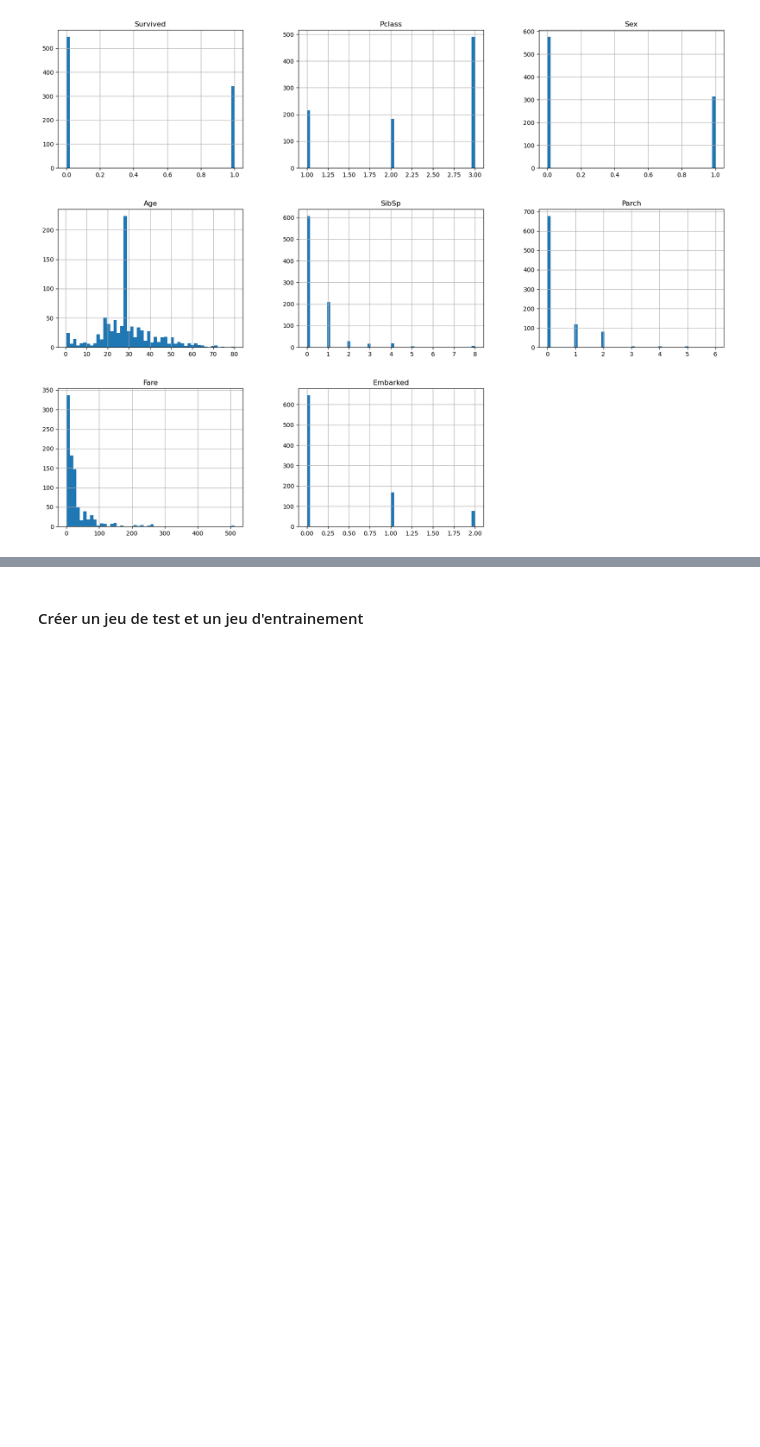
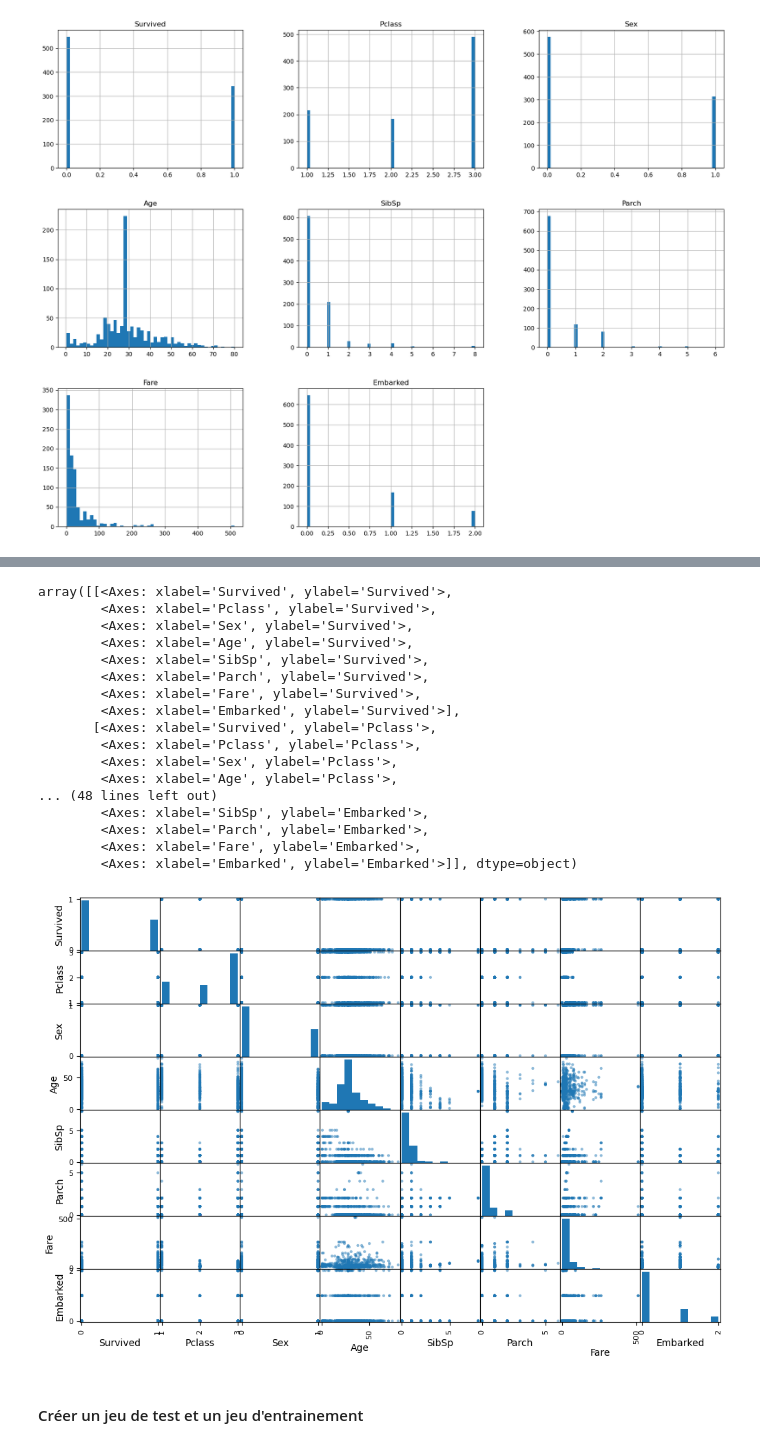
Before and after one commit to stephdebayone/ML-with-SciKit-Learn, a Jupyter notebook: ch3 - ex2 - v2.ipynb, the cells around one changed output, grey strips where cells are left out. Cells and saved outputs as stored; diff of their text form; code cells hidden in the pictures; blank space fills up the shorter version.

```diff
--- a/ch3 - ex2 - v2.ipynb
+++ b/ch3 - ex2 - v2.ipynb
@@ -91,0 +87,7 @@ scatter_matrix(nmDataDf, figsize=(12,8))
+# %%
+from sklearn.preprocessing import StandardScaler
+sc = StandardScaler()
+sc.fit(nmDataDf)
+trainTab = sc.transform(nmDataDf)
+trainTab = pd.DataFrame(trainTab, columns=nmDataDf.columns,index=nmDataDf.index)
+trainTab.head(10)
@@ -92,3 +106,26 @@ scatter_matrix(nmDataDf, figsize=(12,8))
+# %%
+from pandas.plotting import scatter_matrix
+attributes = ['Survived','Pclass','Sex','Age','SibSp','Parch','Fare']
+scatter_matrix(nmDataDf, figsize=(12,8))
+# %% [output]
+array([[<Axes: xlabel='Survived', ylabel='Survived'>,
+        <Axes: xlabel='Pclass', ylabel='Survived'>,
+        <Axes: xlabel='Sex', ylabel='Survived'>,
+        <Axes: xlabel='Age', ylabel='Survived'>,
+        <Axes: xlabel='SibSp', ylabel='Survived'>,
+        <Axes: xlabel='Parch', ylabel='Survived'>,
+        <Axes: xlabel='Fare', ylabel='Survived'>,
+        <Axes: xlabel='Embarked', ylabel='Survived'>],
+       [<Axes: xlabel='Survived', ylabel='Pclass'>,
+        <Axes: xlabel='Pclass', ylabel='Pclass'>,
+        <Axes: xlabel='Sex', ylabel='Pclass'>,
+        <Axes: xlabel='Age', ylabel='Pclass'>,
+... (48 lines left out)
+        <Axes: xlabel='SibSp', ylabel='Embarked'>,
+        <Axes: xlabel='Parch', ylabel='Embarked'>,
+        <Axes: xlabel='Fare', ylabel='Embarked'>,
+        <Axes: xlabel='Embarked', ylabel='Embarked'>]], dtype=object)
+[figure, added]
 # %% [markdown]
 #### Créer un jeu de test et un jeu d'entrainement
 # %%
```
Also changed, not shown: parts of 12 cells of this notebook, 2 other files.
